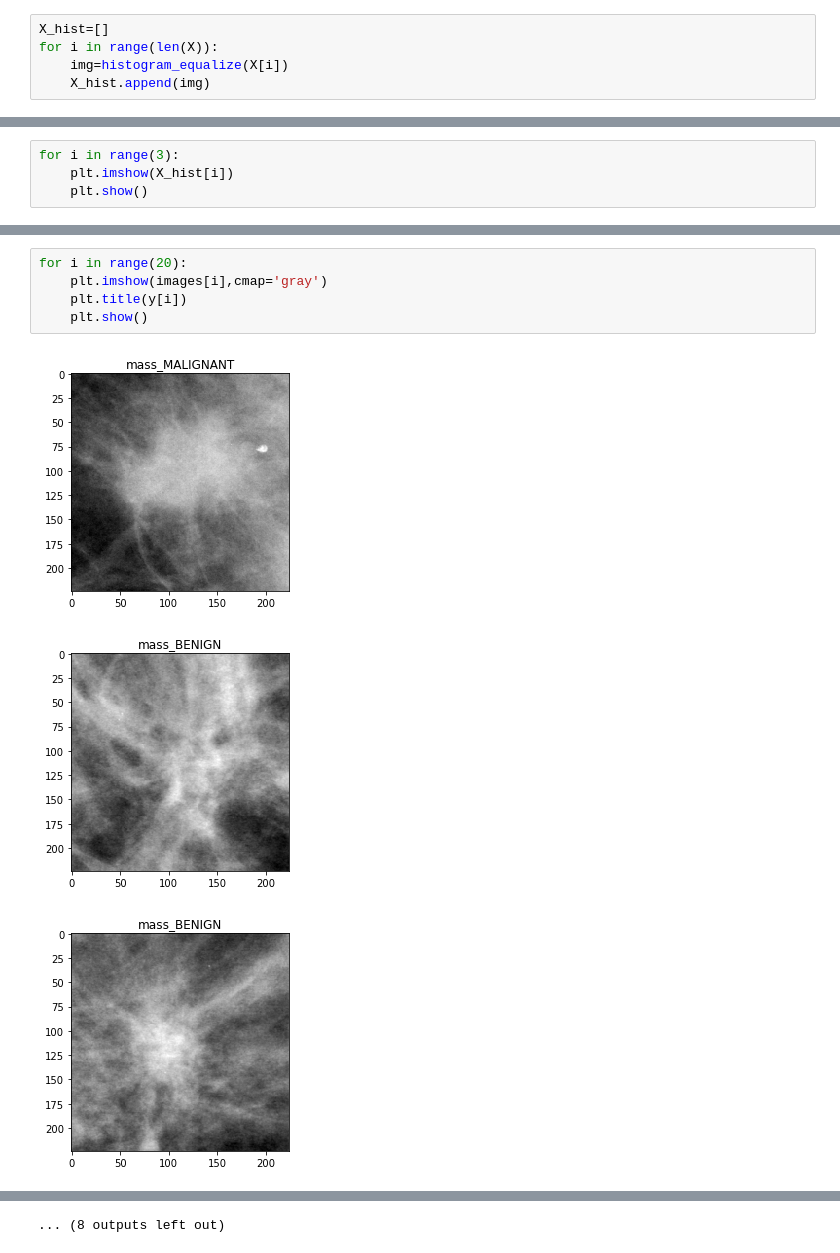
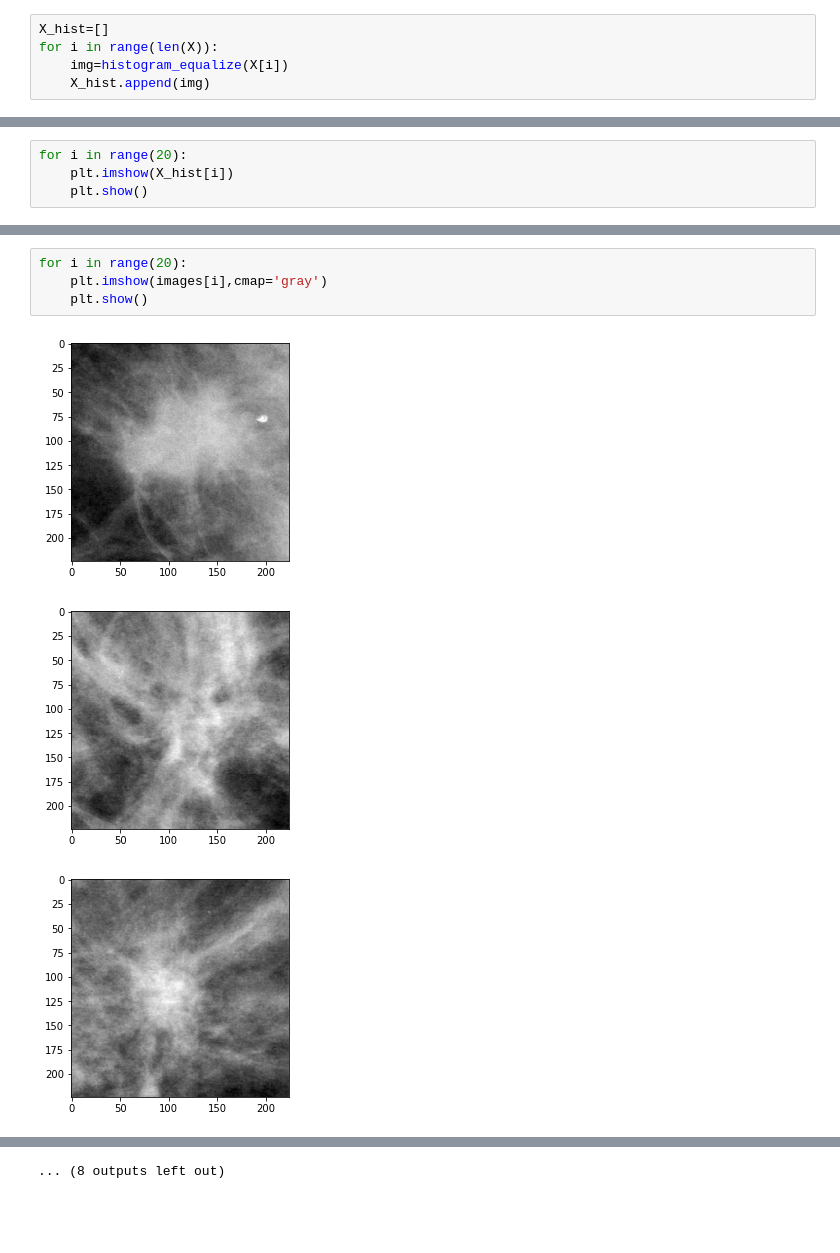
Before and after one commit to yoonbee35/AI_Mammography-Classification, a Jupyter notebook: mass_case_train.ipynb, the cells around one changed output, grey strips where cells are left out. Cells and saved outputs as stored; diff of their text form; blank space fills up the shorter version.

```diff
--- a/mass_case_train.ipynb
+++ b/mass_case_train.ipynb
@@ -84,5 +68,5 @@ array([[[0.77437591, 0.77437591, 0.77437591],
 # %%
-for i in range(3):
+for i in range(20):
     plt.imshow(X_hist[i])
     plt.show()
 # %% [output]
@@ -92,9 +86,8 @@ for i in range(3):
 # %%
 for i in range(20):
     plt.imshow(images[i],cmap='gray')
-    plt.title(y[i])
     plt.show()
 # %% [output]
-[figure, old version]
+[figure, new version]
-[figure, old version]
+[figure, new version]
-[figure, old version]
+[figure, new version]
```
Also changed, not shown: parts of 14 cells of this notebook, 2 other files.
